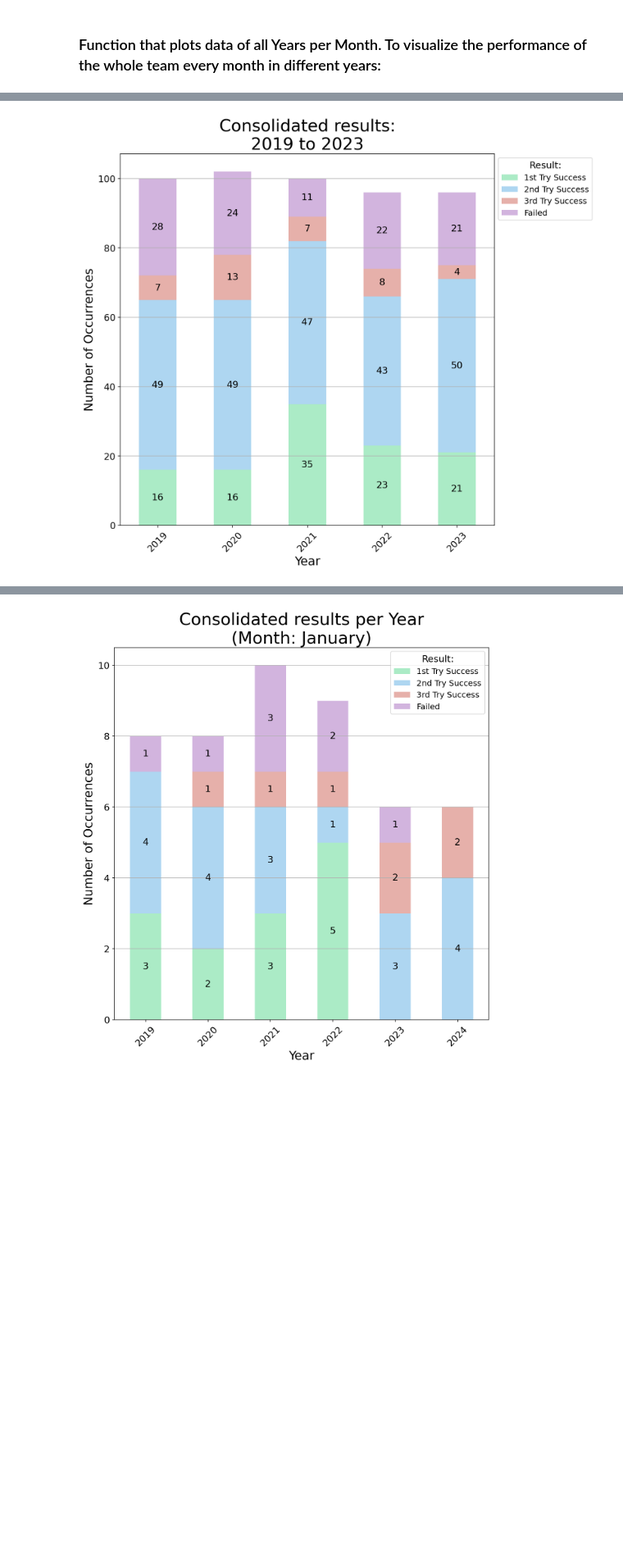
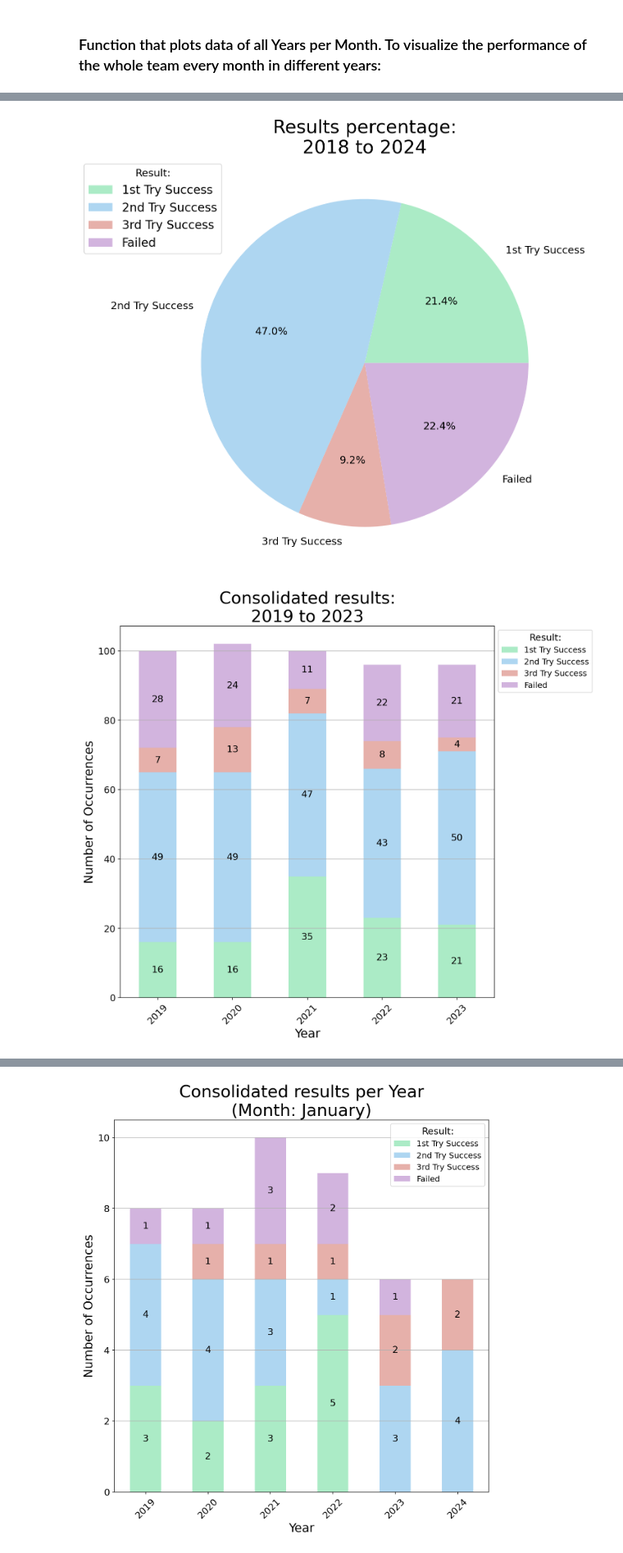
Before and after one commit to xlemnlx/Data-Scraping-and-Data-Analysis-of-TV-Show-Amazing-Saturday-results, a Jupyter notebook: notebooks/data_visualization.ipynb, the cells around one changed output, grey strips where cells are left out. Shown at 82% size. Cells and saved outputs as stored; diff of their text form; code cells hidden in the pictures; blank space fills up the shorter version.

```diff
--- a/notebooks/data_visualization.ipynb
+++ b/notebooks/data_visualization.ipynb
@@ -257,28 +260,20 @@ def plot_comparison_per_consolidated_year(dataframe: pd.DataFrame) -> None:
 
         handler = pd.concat([handler, per_year_result], axis=0)
     # ----------------------------------------------------------------------------------------------------
-    # > Applying the custom colors same as the one in the wikipedia page of the Show. The function also
-    # applies the rcParams for general settings.
     # > Reording the columns of the filtered -> grouped dataframe.
     # > Filling the NaN with "0" so that I could convert the Dtype to "int". This will prevent the values
     # to have decimals.
     # ----------------------------------------------------------------------------------------------------
-    result_names = ["1st Try Success", "2nd Try Success", "3rd Try Success", "Failed"]
-    current_result_names = [] # Holds the Results in proper order already.
-    handler_columns = list(handler.columns)
+    result_names = list(df_year["Detailed Result"].unique())
+    result_names_ordered = result_names_ordered_func(result_names)
 
-    for result_name in result_names:
-        if result_name in handler_columns:
-            current_result_names.append(result_name)
-
-    custom_colors = custom_plot_settings(current_result_names)
-
-    df_results_per_year = handler[current_result_names].copy()
+    df_results_per_year = handler[result_names_ordered].copy()
     df_results_per_year.fillna(0, inplace=True)
-    df_results_per_year[current_result_names] = df_results_per_year[current_result_names].astype("int")
+    df_results_per_year[result_names_ordered] = df_results_per_year[result_names_ordered].astype("int")
     # ----------------------------------------------------------------------------------------------------
     # Data plotting and settings.
     # ----------------------------------------------------------------------------------------------------
+    custom_colors = custom_plot_settings(result_names_ordered)
     ax = df_results_per_year.plot(kind="bar", stacked=True, colormap=custom_colors, rot=45)
     ax.grid(axis="y")
     plt.xlabel("Year", fontsize=18)
@@ -288,15 +283,16 @@ def plot_comparison_per_consolidated_year(dataframe: pd.DataFrame) -> None:
     # ----------------------------------------------------------------------------------------------------
     # This for loop gets the Results for each year. Will be placed to the bar - centered.
     # ----------------------------------------------------------------------------------------------------
-    for c in ax.containers:
+    for c in ax.containers: # type: ignore
         labels = [int(v.get_height()) for v in c]
 
         ax.bar_label(c, labels=labels, label_type="center") # type: ignore
     # ----------------------------------------------------------------------------------------------------
-    # Saves and show the plot.
+    # Saves and show the plot. Commenting this out for the meantime so that it doesn't saves the plot
+        # and produce extra plots.
     # ----------------------------------------------------------------------------------------------------
-    plt.savefig(f"../figures/Plot-Consolidated-{filtered_year_list[0]}-to-{filtered_year_list[-1]}.{current_datetime}.jpg",
-                dpi=300,
-                bbox_inches ="tight",
-                pad_inches=0.5)
+    # plt.savefig(f"../figures/Plot-Consolidated-{filtered_year_list[0]}-to-{filtered_year_list[-1]}.{current_datetime}.jpg",
+    #             dpi=300,
+    #             bbox_inches ="tight",
+    #             pad_inches=0.5)
     plt.show()
@@ -307,6 +376,8 @@ def plot_comparison_per_consolidated_year(dataframe: pd.DataFrame) -> None:
-# %%
-plot_comparison_per_consolidated_year(df)
-# %% [output]
-[figure, removed]
+# %%
+plot_pie_consolidated_result_year(df)
+plot_comparison_per_consolidated_year(df)
+# %% [output]
+[figure, added]
+[figure, added]
 # %% [markdown]
 ### From the above plot, we can see that the whole team mostly and more likely to guess the correct lyrics by their second try. Their first try success is also not that bad. As for their third try and failing, we can say that they are more likely to fail if they are already in their third try than actually successfully guessing the lyrics.
```
Also changed, not shown: parts of 13 cells of this notebook, 3 other files.
